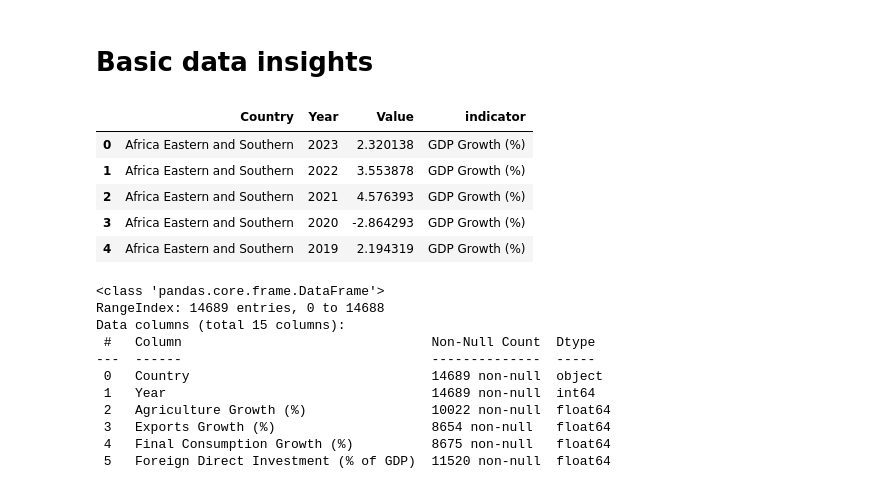
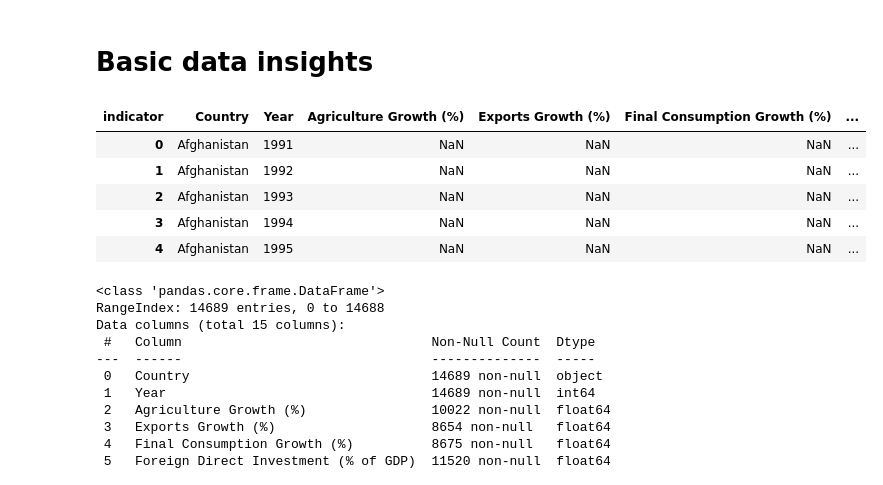
Before and after one commit to yashnegi11/GDP-growth-prediction, a Jupyter notebook: GDPgrowthPrediction.ipynb, the cells around one changed output. Saved outputs shown, nothing was run; the diff lists cells and outputs as text; code cells hidden in the pictures.

```diff
--- a/GDPgrowthPrediction.ipynb
+++ b/GDPgrowthPrediction.ipynb
@@ -84,11 +101,11 @@ df=pd.DataFrame(all_data)
 # %% [markdown]
 # **Basic data insights**
 # %%
-df.head()
+df_pivot.head()
 # %% [output]
-|  | Country | Year | Value | indicator |
-| 0 | Africa Eastern and Southern | 2023 | 2.320138 | GDP Growth (%) |
-| 1 | Africa Eastern and Southern | 2022 | 3.553878 | GDP Growth (%) |
-| 2 | Africa Eastern and Southern | 2021 | 4.576393 | GDP Growth (%) |
-| 3 | Africa Eastern and Southern | 2020 | -2.864293 | GDP Growth (%) |
-| 4 | Africa Eastern and Southern | 2019 | 2.194319 | GDP Growth (%) |
+| indicator | Country | Year | Agriculture Growth (%) | Exports Growth (%) | Final Consumption Growth (%) | ... |
+| 0 | Afghanistan | 1991 | NaN | NaN | NaN | ... |
+| 1 | Afghanistan | 1992 | NaN | NaN | NaN | ... |
+| 2 | Afghanistan | 1993 | NaN | NaN | NaN | ... |
+| 3 | Afghanistan | 1994 | NaN | NaN | NaN | ... |
+| 4 | Afghanistan | 1995 | NaN | NaN | NaN | ... |
```
Also changed, not shown: parts of 17 cells of this notebook.
